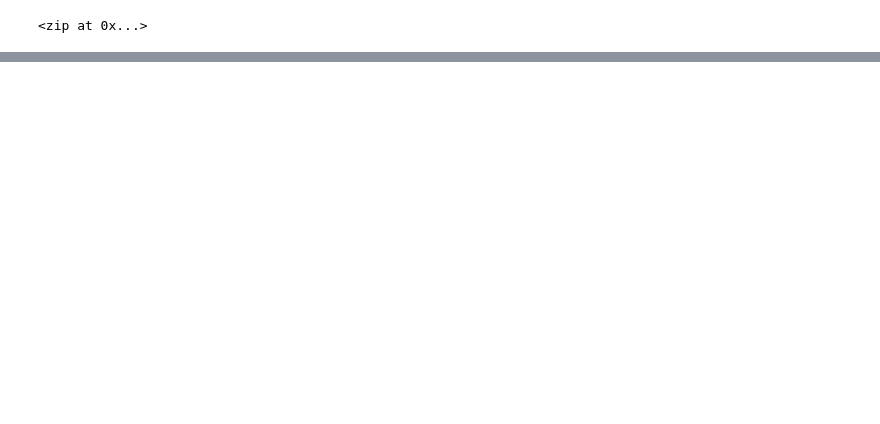
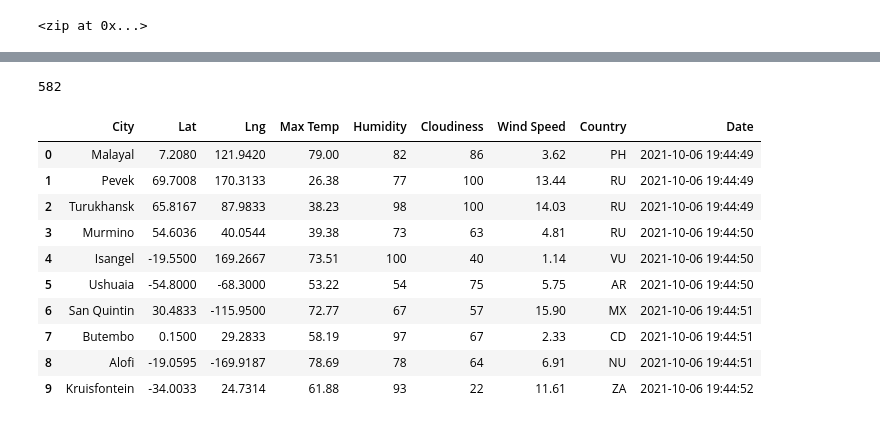
Before and after one commit to lawrencegoodwyn/World_Weather_Analysis, a Jupyter notebook: WeatherPy.ipynb, the cells around one changed output, grey strips where cells are left out. Cells and saved outputs as stored; diff of their text form; code cells hidden in the pictures; blank space fills up the shorter version.

```diff
--- a/WeatherPy.ipynb
+++ b/WeatherPy.ipynb
@@ -36,0 +39,4 @@ print(cities)
+# %%
+# Starting URL for Weather Map API Call.
+url = "http://api.openweathermap.org/data/2.5/weather?units=Imperial&APPID=b59aabc9521d19db86bc2f8be057498a"
+print(url)
@@ -36,0 +125,20 @@ print(cities)
+# %%
+len(city_data)
+# %% [output]
+582
+# %%
+# Convert the array of dictionaries to a Pandas DataFrame.
+city_data_df = pd.DataFrame(city_data)
+city_data_df.head(10)
+# %% [output]
+|  | City | Lat | Lng | Max Temp | Humidity | Cloudiness | Wind Speed | Country | Date |
+| 0 | Malayal | 7.2080 | 121.9420 | 79.00 | 82 | 86 | 3.62 | PH | 2021-10-06 19:44:49 |
+| 1 | Pevek | 69.7008 | 170.3133 | 26.38 | 77 | 100 | 13.44 | RU | 2021-10-06 19:44:49 |
+| 2 | Turukhansk | 65.8167 | 87.9833 | 38.23 | 98 | 100 | 14.03 | RU | 2021-10-06 19:44:49 |
+| 3 | Murmino | 54.6036 | 40.0544 | 39.38 | 73 | 63 | 4.81 | RU | 2021-10-06 19:44:50 |
+| 4 | Isangel | -19.5500 | 169.2667 | 73.51 | 100 | 40 | 1.14 | VU | 2021-10-06 19:44:50 |
+| 5 | Ushuaia | -54.8000 | -68.3000 | 53.22 | 54 | 75 | 5.75 | AR | 2021-10-06 19:44:50 |
+| 6 | San Quintin | 30.4833 | -115.9500 | 72.77 | 67 | 57 | 15.90 | MX | 2021-10-06 19:44:51 |
+| 7 | Butembo | 0.1500 | 29.2833 | 58.19 | 97 | 67 | 2.33 | CD | 2021-10-06 19:44:51 |
+| 8 | Alofi | -19.0595 | -169.9187 | 78.69 | 78 | 64 | 6.91 | NU | 2021-10-06 19:44:51 |
+| 9 | Kruisfontein | -34.0033 | 24.7314 | 61.88 | 93 | 22 | 11.61 | ZA | 2021-10-06 19:44:52 |
```
Also changed, not shown: parts of 8 cells of this notebook, 4 other files.
